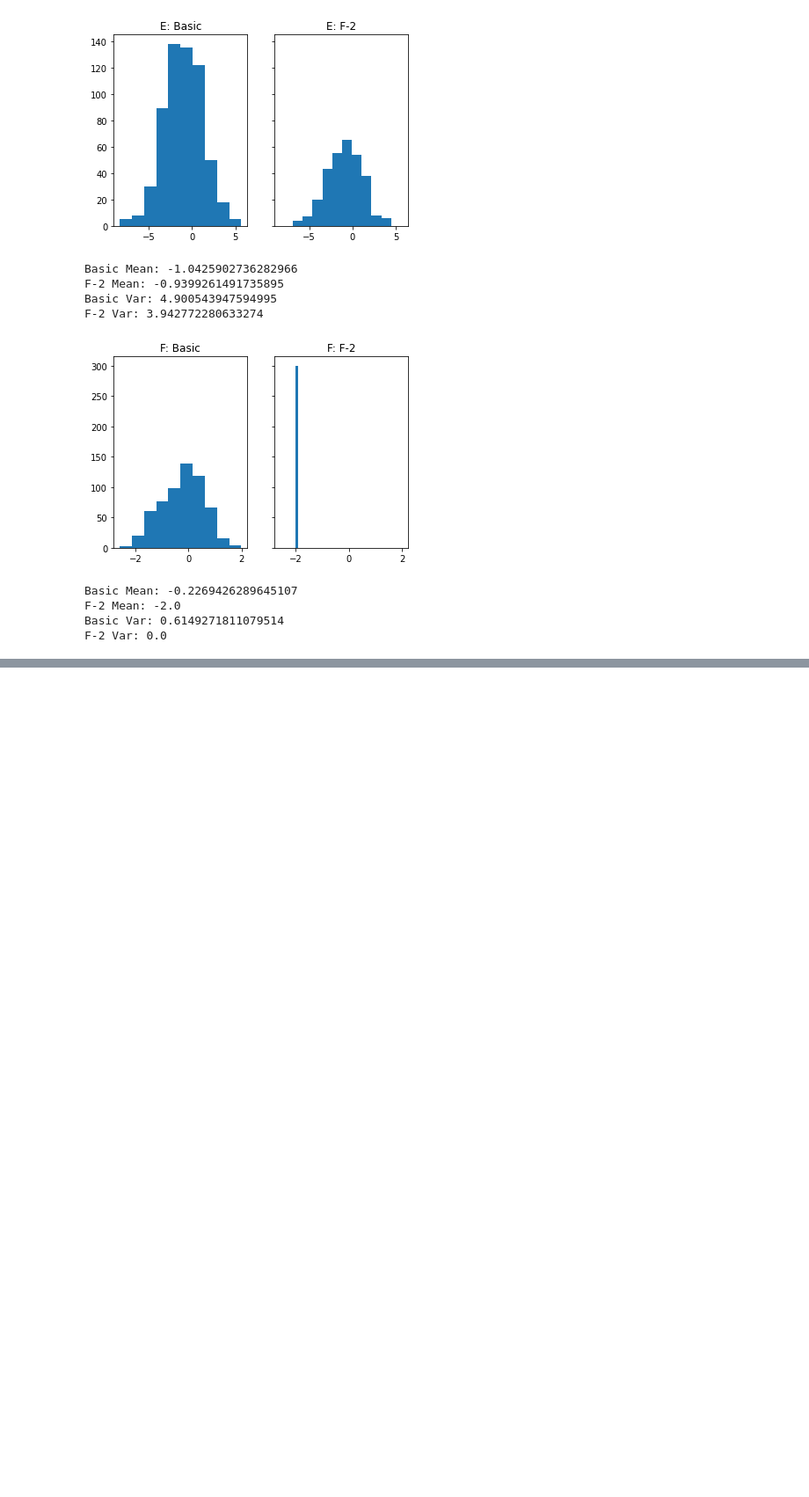
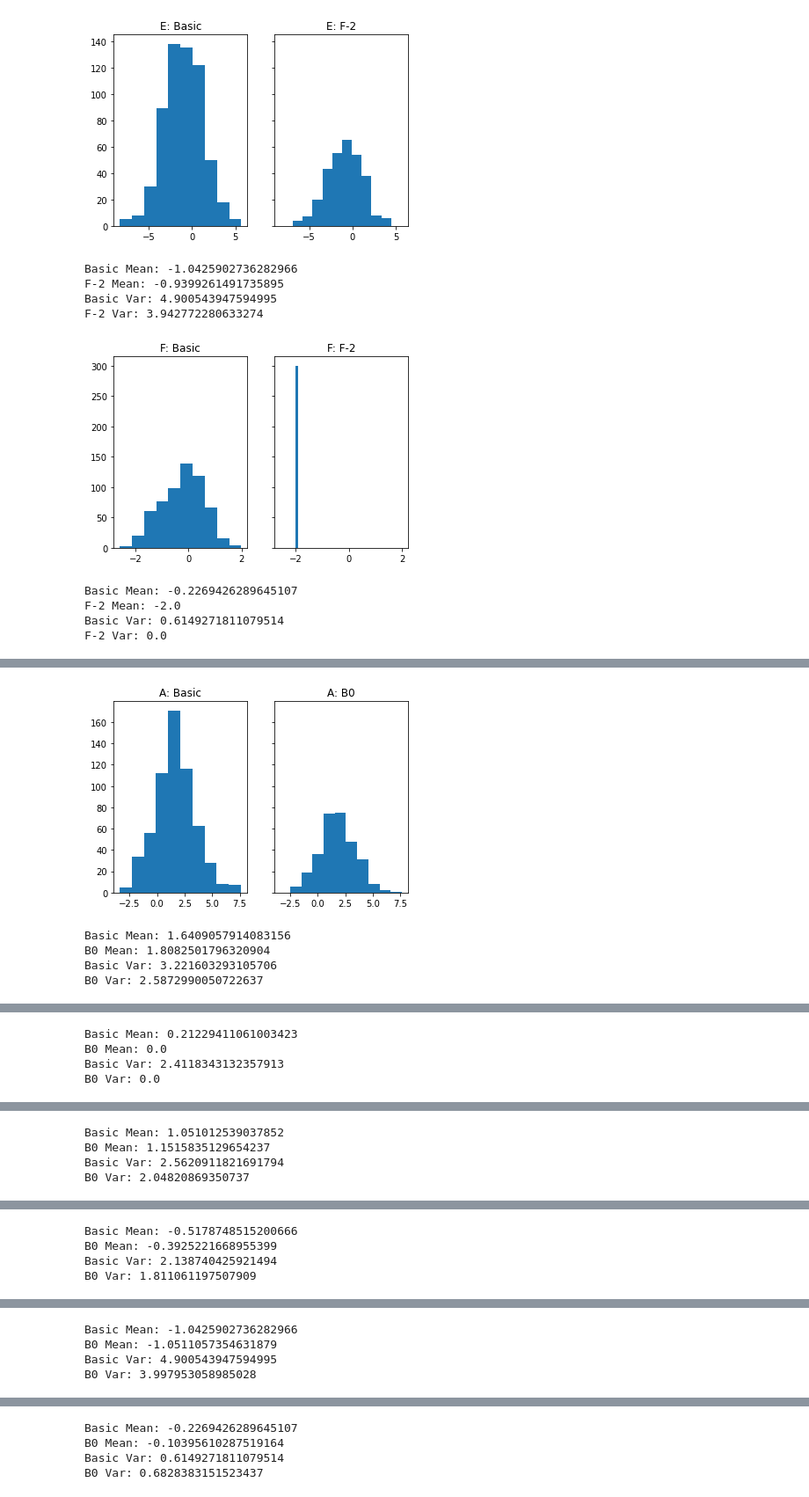
Before and after one commit to VeryThankYou/AktivMLCausality, a Jupyter notebook: Test_Graph_Notebook.ipynb, the cells around one changed output, grey strips where cells are left out. Shown at 88% size. Saved outputs shown, nothing was run; the diff lists cells and outputs as text; code cells hidden in the pictures; blank space fills up the shorter version.

```diff
--- a/Test_Graph_Notebook.ipynb
+++ b/Test_Graph_Notebook.ipynb
@@ -923,0 +814,10 @@ F-2 Var: 0.0
+# %%
+data_b0 = pd.read_csv("data_B0.csv")
+data_b0_matrix = data_b0[attributeNames].to_numpy()
+compare(data_matrix, data_b0_matrix, "Basic","B0")
+# %% [output]
+[figure, added]
+Basic Mean: 1.6409057914083156
+B0 Mean: 1.8082501796320904
+Basic Var: 3.221603293105706
+B0 Var: 2.5872990050722637
@@ -923,0 +825,4 @@ F-2 Var: 0.0
+Basic Mean: 0.21229411061003423
+B0 Mean: 0.0
+Basic Var: 2.4118343132357913
+B0 Var: 0.0
@@ -923,0 +830,4 @@ F-2 Var: 0.0
+Basic Mean: 1.051012539037852
+B0 Mean: 1.1515835129654237
+Basic Var: 2.5620911821691794
+B0 Var: 2.04820869350737
@@ -923,0 +835,4 @@ F-2 Var: 0.0
+Basic Mean: -0.5178748515200666
+B0 Mean: -0.3925221668955399
+Basic Var: 2.138740425921494
+B0 Var: 1.811061197507909
@@ -923,0 +840,4 @@ F-2 Var: 0.0
+Basic Mean: -1.0425902736282966
+B0 Mean: -1.0511057354631879
+Basic Var: 4.900543947594995
+B0 Var: 3.997953058985028
@@ -923,0 +845,4 @@ F-2 Var: 0.0
+Basic Mean: -0.2269426289645107
+B0 Mean: -0.10395610287519164
+Basic Var: 0.6149271811079514
+B0 Var: 0.6828383151523437
```
Also changed, not shown: parts of 13 cells of this notebook, 2 other files.
